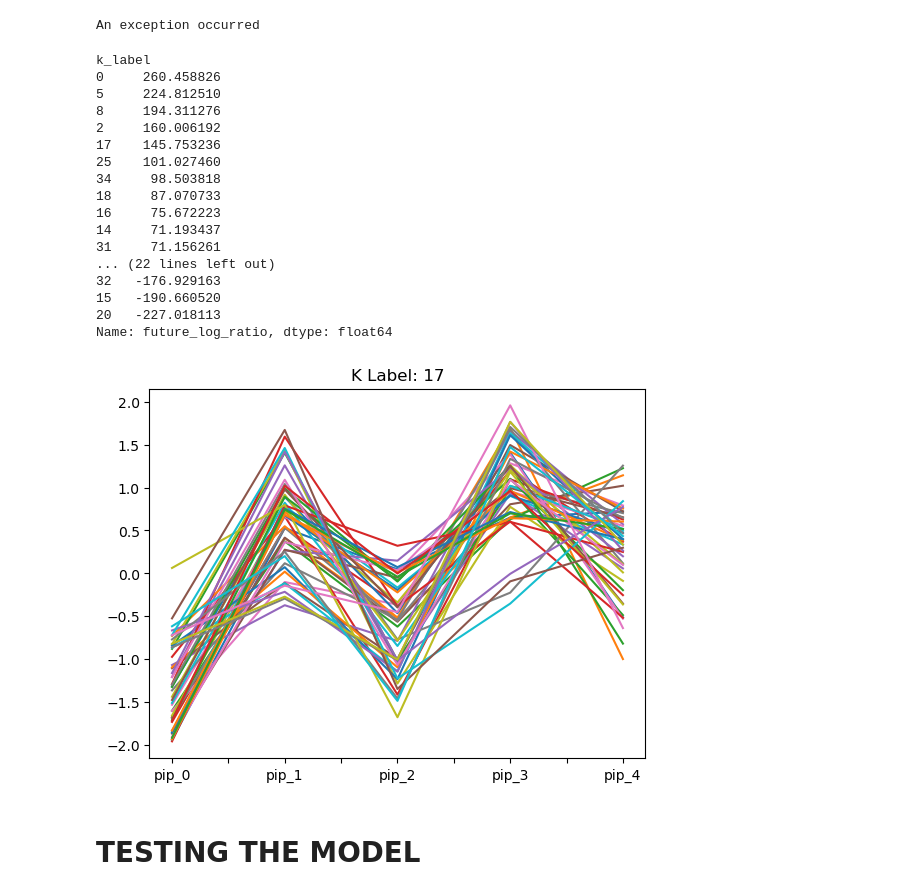
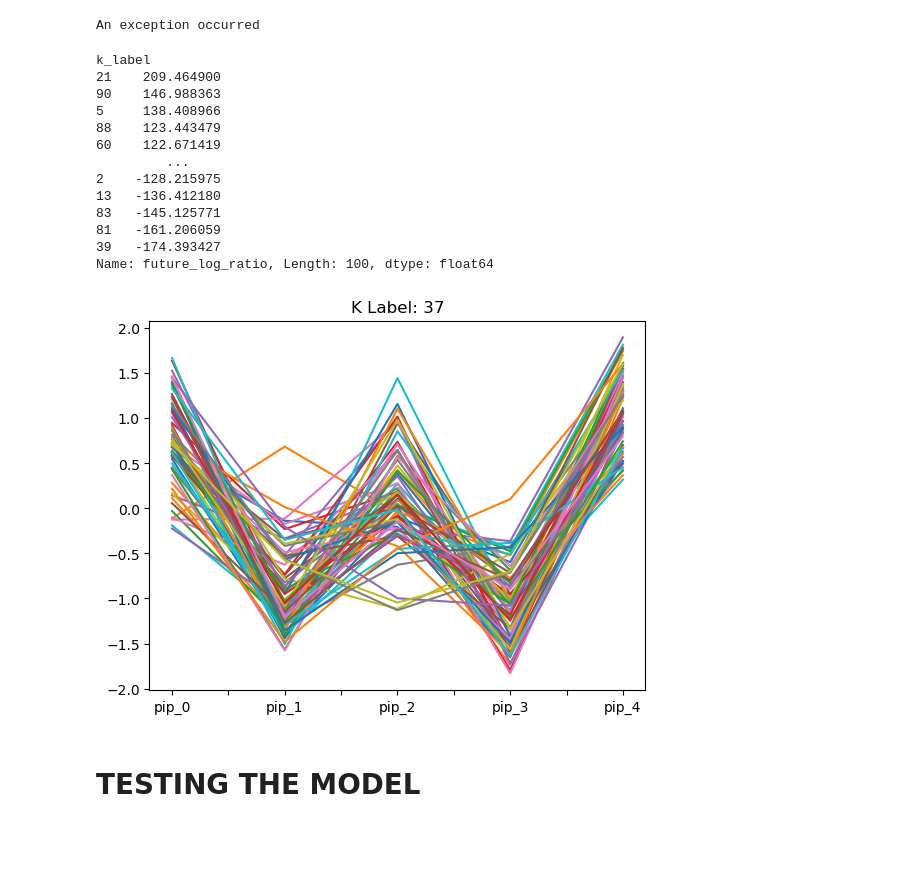
Before and after one commit to EngineerDanny/robust_algo_trader, a Jupyter notebook: kmeans/perceptually_important.ipynb, the cells around one changed output. Drawn from its saved outputs; the diff is of its cells as text; code cells hidden in the pictures; blank space fills up the shorter version.

```diff
--- a/kmeans/perceptually_important.ipynb
+++ b/kmeans/perceptually_important.ipynb
@@ -121,10 +121,10 @@ pips_y_df_np = pips_y_df.to_numpy()
 An exception occurred
 # %%
 np.random.seed(5)
-# standard scale the 'hour', 'minute', 'current_log_ratio' columns
+n_clusters = 100
 pips_y_df[['day_of_week', 'hour', 'minute']] = StandardScaler().fit_transform(pips_y_df[['day_of_week', 'hour', 'minute']])
 pips_y_df_np = pips_y_df[['pip_0', 'pip_1', 'pip_2', 'pip_3', 'pip_4', 'day_of_week', 'hour', 'minute']].to_numpy()
-kmeans = KMeans(n_clusters=36)
+kmeans = KMeans(n_clusters=n_clusters)
 kmeans.fit(pips_y_df_np)
 pips_y_df['k_label'] = kmeans.labels_
 train_pips_y_df = pips_y_df.copy()
@@ -134,33 +134,29 @@ k_label_log_ratio_df = train_pips_y_df.groupby('k_label')['future_log_ratio'].su
 k_label_log_ratio_df
 # %% [output]
 k_label
-0     260.458826
-5     224.812510
-8     194.311276
-2     160.006192
-17    145.753236
-25    101.027460
-34     98.503818
-18     87.070733
-16     75.672223
-14     71.193437
-31     71.156261
-... (22 lines left out)
-32   -176.929163
-15   -190.660520
-20   -227.018113
-Name: future_log_ratio, dtype: float64
+21    209.464900
+90    146.988363
+5     138.408966
+88    123.443479
+60    122.671419
+         ...
+2    -128.215975
+13   -136.412180
+83   -145.125771
+81   -161.206059
+39   -174.393427
+Name: future_log_ratio, Length: 100, dtype: float64
 # %%
 import random
 
 m_k_label = random.choice(k_label_log_ratio_df.index)
 k_label_sub_df = train_pips_y_df[train_pips_y_df['k_label'] == m_k_label]
-for i in range(50):
+for i in range(70):
     k_label_sub_df.iloc[i][['pip_0', 'pip_1', 'pip_2', 'pip_3', 'pip_4']].plot()
 plt.title(f'K Label: {m_k_label}')
 plt.show()
 # %% [output]
-[figure, old version]
+[figure, new version]
 # %% [markdown]
 # TESTING THE MODEL
 # %%
```
Also changed, not shown: parts of 2 cells of this notebook.
